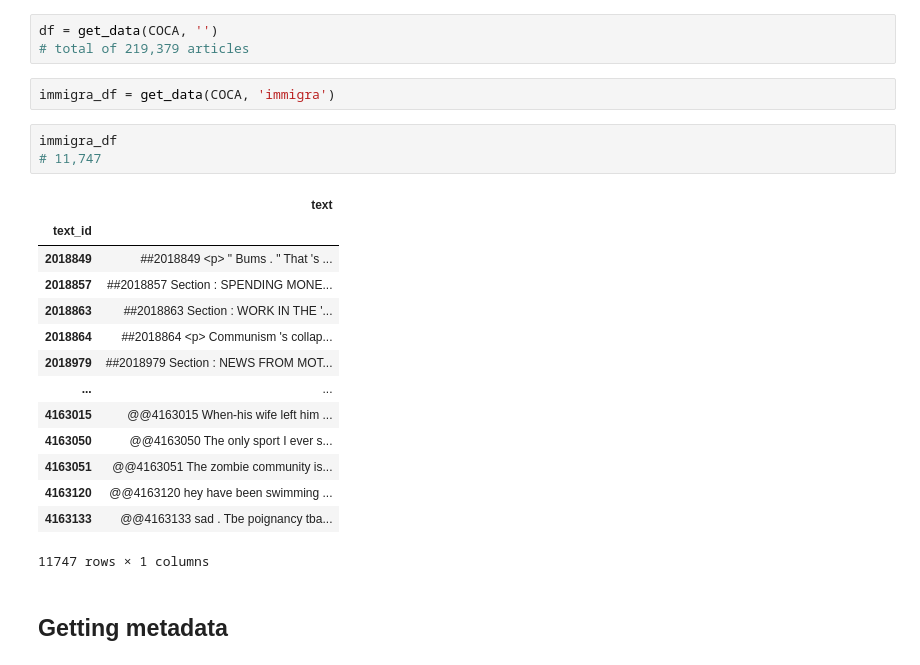
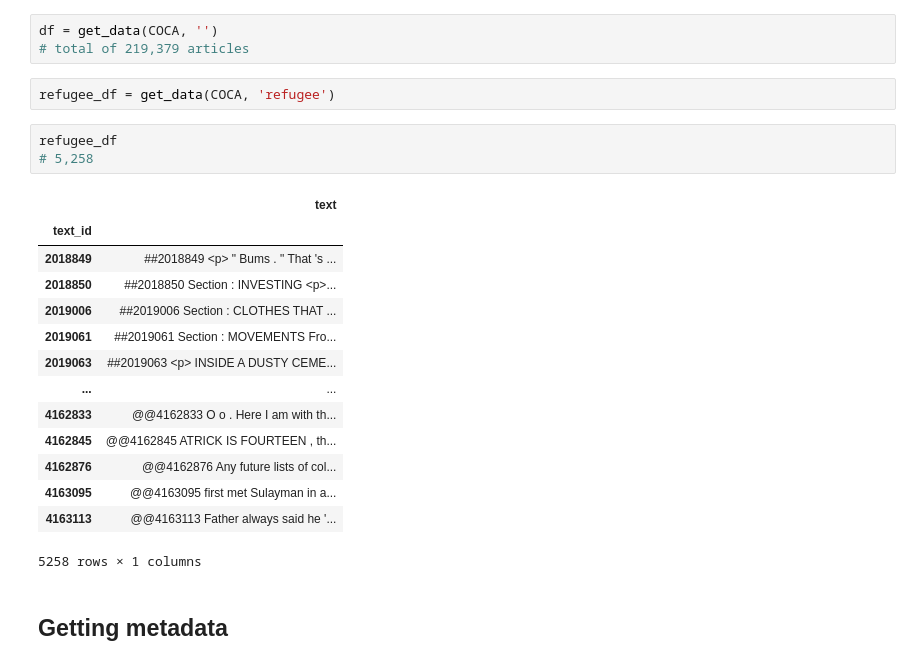
Before and after one commit to rachel-ker/refugeediscourse, a Jupyter notebook: getting_coca_data.ipynb, the cells around one changed output. Saved outputs shown, nothing was run; the diff lists cells and outputs as text.

```diff
--- a/getting_coca_data.ipynb
+++ b/getting_coca_data.ipynb
@@ -58,25 +58,25 @@ def load_corpus(corpus):
 df = get_data(COCA, '')
 # total of 219,379 articles
 # %%
-immigra_df = get_data(COCA, 'immigra')
+refugee_df = get_data(COCA, 'refugee')
-# %%
-immigra_df
-# 11,747
-# %% [output]
-|  | text |
-| text_id |  |
-| 2018849 | ##2018849 <p> " Bums . " That 's ... |
-| 2018857 | ##2018857 Section : SPENDING MONE... |
-| 2018863 | ##2018863 Section : WORK IN THE '... |
-| 2018864 | ##2018864 <p> Communism 's collap... |
-| 2018979 | ##2018979 Section : NEWS FROM MOT... |
-| ... | ... |
-| 4163015 | @@4163015 When-his wife left him ... |
-| 4163050 | @@4163050 The only sport I ever s... |
-| 4163051 | @@4163051 The zombie community is... |
-| 4163120 | @@4163120 hey have been swimming ... |
-| 4163133 | @@4163133 sad . Tbe poignancy tba... |
-11747 rows × 1 columns
+# %%
+refugee_df
+# 5,258
+# %% [output]
+|  | text |
+| text_id |  |
+| 2018849 | ##2018849 <p> " Bums . " That 's ... |
+| 2018850 | ##2018850 Section : INVESTING <p>... |
+| 2019006 | ##2019006 Section : CLOTHES THAT ... |
+| 2019061 | ##2019061 Section : MOVEMENTS Fro... |
+| 2019063 | ##2019063 <p> INSIDE A DUSTY CEME... |
+| ... | ... |
+| 4162833 | @@4162833 O o . Here I am with th... |
+| 4162845 | @@4162845 ATRICK IS FOURTEEN , th... |
+| 4162876 | @@4162876 Any future lists of col... |
+| 4163095 | @@4163095 first met Sulayman in a... |
+| 4163113 | @@4163113 Father always said he '... |
+5258 rows × 1 columns
 # %% [markdown]
 ## Getting metadata
 # %%
```
Also changed, not shown: parts of 25 cells of this notebook.
